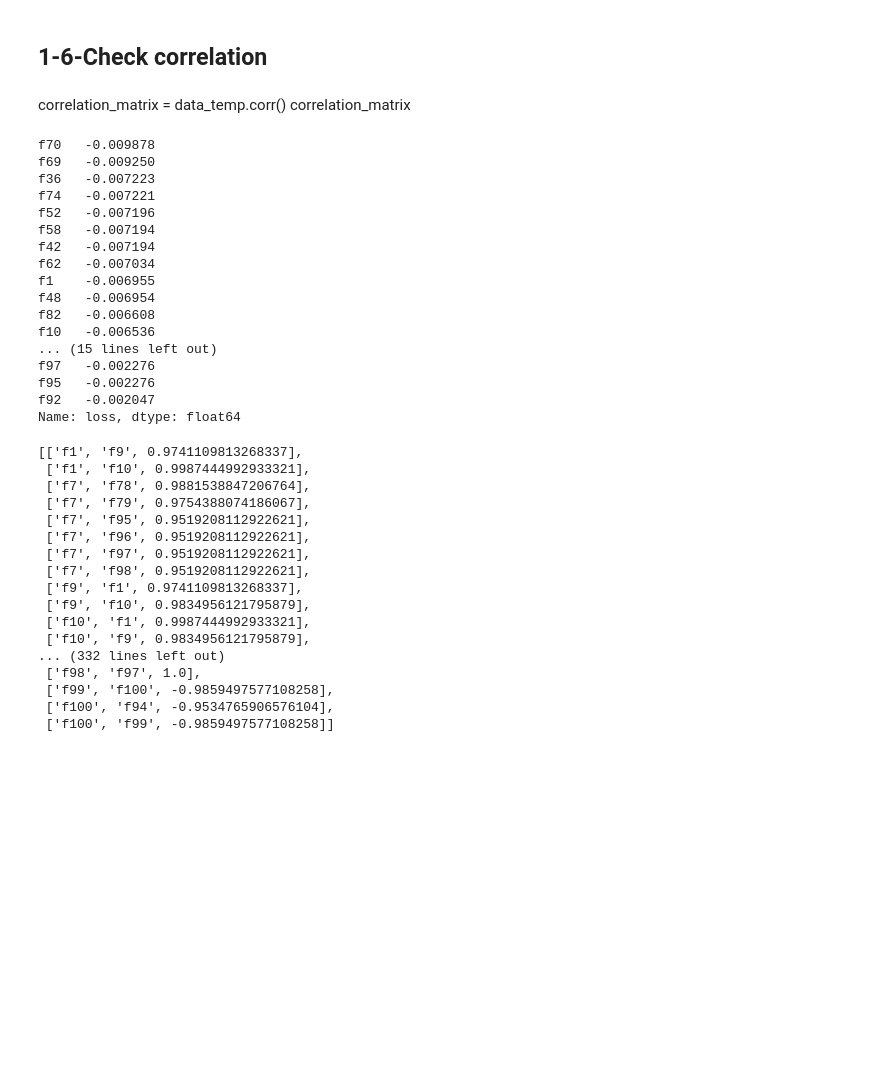
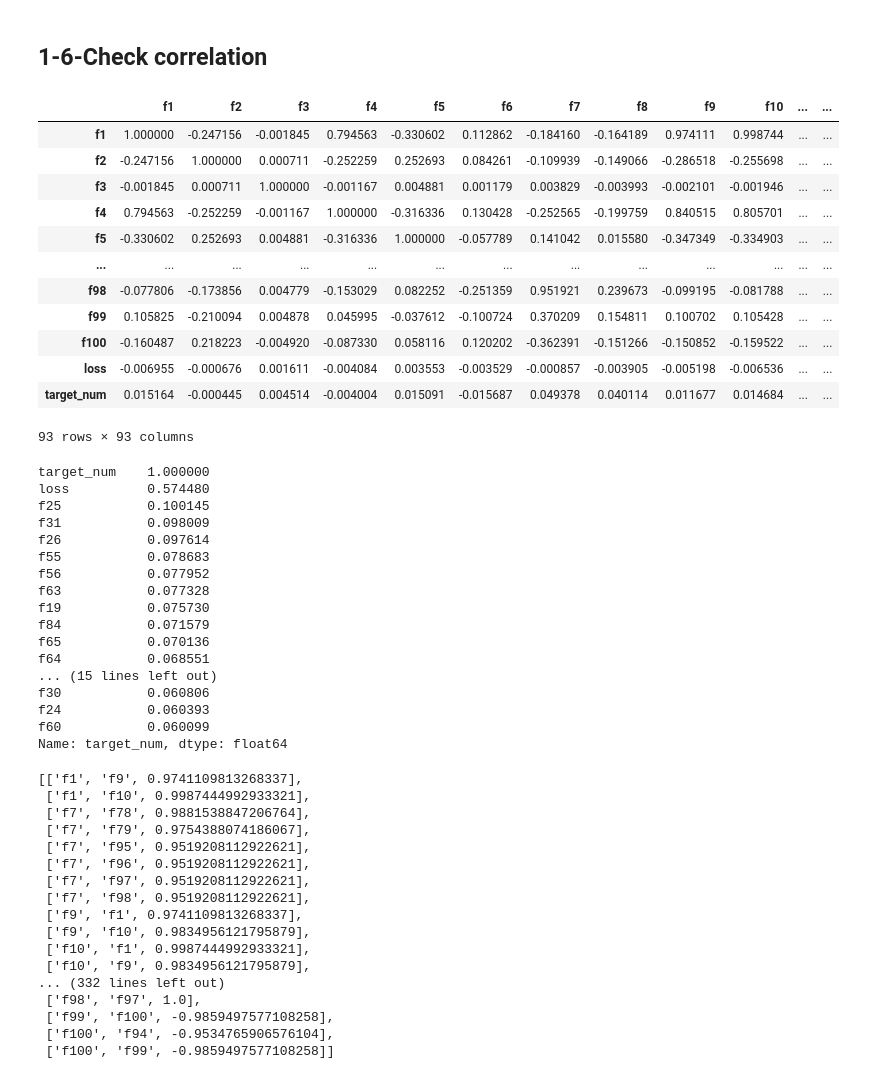
Before and after one commit to vk1408/c64, a Jupyter notebook: c64_different_models.ipynb, the cells around one changed output. Saved outputs shown, nothing was run; the diff lists cells and outputs as text; code cells hidden in the pictures; blank space fills up the shorter version.

```diff
--- a/c64_different_models.ipynb
+++ b/c64_different_models.ipynb
@@ -123,30 +135,44 @@ data.drop_duplicates()
 # %%
 data_temp = data.copy()
 data_temp['target_num'] = np.where(data['loss']>0, 1, 0)
-# %% [markdown]
-correlation_matrix = data_temp.corr()
-correlation_matrix
+# %%
+correlation_matrix = data_temp.corr()
+correlation_matrix
+# %% [output]
+|  | f1 | f2 | f3 | f4 | f5 | f6 | f7 | f8 | f9 | f10 | ... | ... |
+| f1 | 1.000000 | -0.247156 | -0.001845 | 0.794563 | -0.330602 | 0.112862 | -0.184160 | -0.164189 | 0.974111 | 0.998744 | ... | ... |
+| f2 | -0.247156 | 1.000000 | 0.000711 | -0.252259 | 0.252693 | 0.084261 | -0.109939 | -0.149066 | -0.286518 | -0.255698 | ... | ... |
+| f3 | -0.001845 | 0.000711 | 1.000000 | -0.001167 | 0.004881 | 0.001179 | 0.003829 | -0.003993 | -0.002101 | -0.001946 | ... | ... |
+| f4 | 0.794563 | -0.252259 | -0.001167 | 1.000000 | -0.316336 | 0.130428 | -0.252565 | -0.199759 | 0.840515 | 0.805701 | ... | ... |
+| f5 | -0.330602 | 0.252693 | 0.004881 | -0.316336 | 1.000000 | -0.057789 | 0.141042 | 0.015580 | -0.347349 | -0.334903 | ... | ... |
+| ... | ... | ... | ... | ... | ... | ... | ... | ... | ... | ... | ... | ... |
+| f98 | -0.077806 | -0.173856 | 0.004779 | -0.153029 | 0.082252 | -0.251359 | 0.951921 | 0.239673 | -0.099195 | -0.081788 | ... | ... |
+| f99 | 0.105825 | -0.210094 | 0.004878 | 0.045995 | -0.037612 | -0.100724 | 0.370209 | 0.154811 | 0.100702 | 0.105428 | ... | ... |
+| f100 | -0.160487 | 0.218223 | -0.004920 | -0.087330 | 0.058116 | 0.120202 | -0.362391 | -0.151266 | -0.150852 | -0.159522 | ... | ... |
+| loss | -0.006955 | -0.000676 | 0.001611 | -0.004084 | 0.003553 | -0.003529 | -0.000857 | -0.003905 | -0.005198 | -0.006536 | ... | ... |
+| target_num | 0.015164 | -0.000445 | 0.004514 | -0.004004 | 0.015091 | -0.015687 | 0.049378 | 0.040114 | 0.011677 | 0.014684 | ... | ... |
+93 rows × 93 columns
 # %%
-# check corr between param -> close to 1->corr with loss if it is the same, remove less correlated to loss
-correlation_matrix['loss'].sort_values().head(30)
+# check correlation between param and target
+correlation_matrix['target_num'].sort_values(ascending=False).head(30)
 # %% [output]
-f70   -0.009878
-f69   -0.009250
-f36   -0.007223
-f74   -0.007221
-f52   -0.007196
-f58   -0.007194
-f42   -0.007194
-f62   -0.007034
-f1    -0.006955
-f48   -0.006954
-f82   -0.006608
-f10   -0.006536
+target_num    1.000000
+loss          0.574480
+f25           0.100145
+f31           0.098009
+f26           0.097614
+f55           0.078683
+f56           0.077952
+f63           0.077328
+f19           0.075730
+f84           0.071579
+f65           0.070136
+f64           0.068551
 ... (15 lines left out)
-f97   -0.002276
-f95   -0.002276
-f92   -0.002047
-Name: loss, dtype: float64
+f30           0.060806
+f24           0.060393
+f60           0.060099
+Name: target_num, dtype: float64
 # %%
 # many features have correlation > 0.9!
 list_corr = []
```
Also changed, not shown: parts of 55 cells of this notebook.
